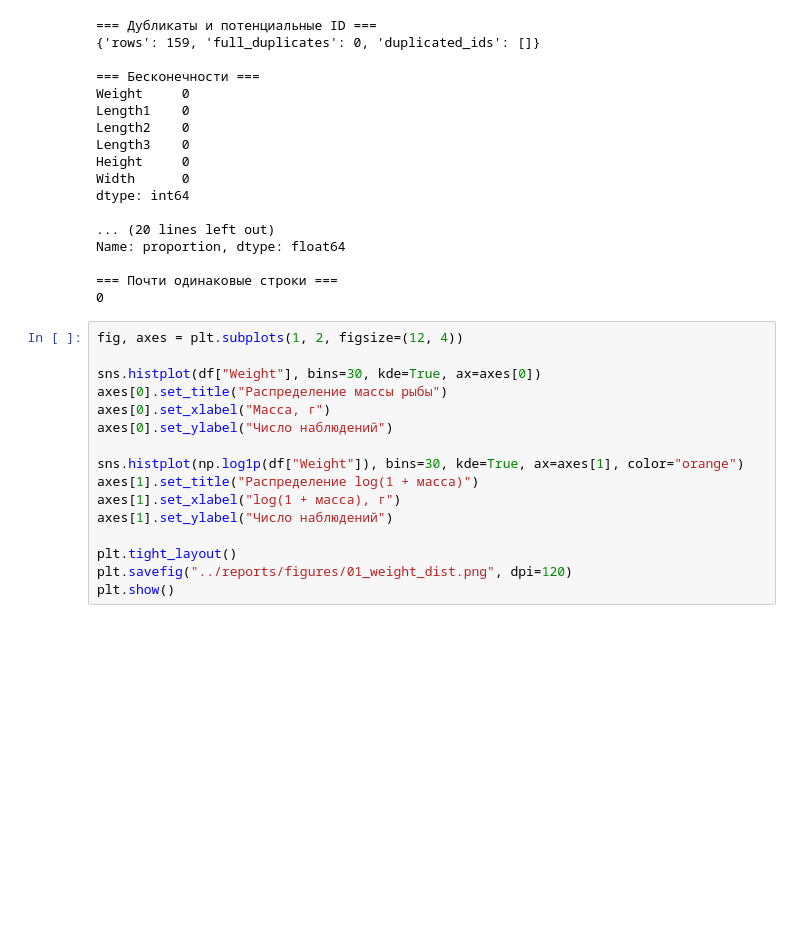
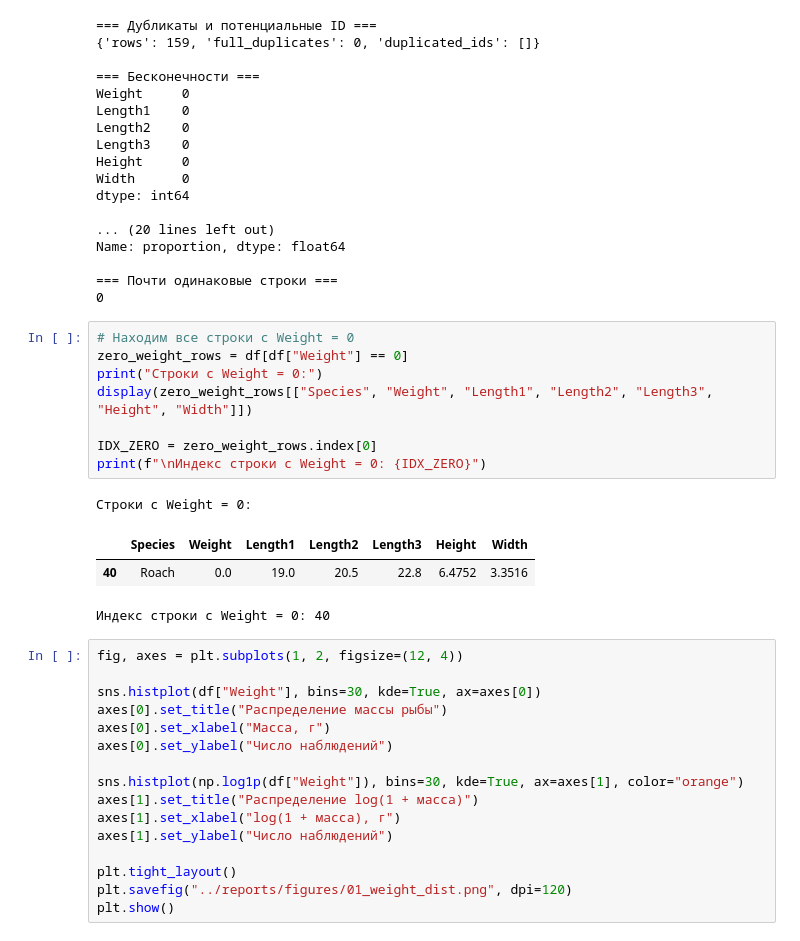
Before and after one commit to tylerrussin/Fish-Dimensions-Regression-Analysis, a Jupyter notebook: notebooks/01-eda.ipynb, the cells around one changed output. Saved outputs shown, nothing was run; the diff lists cells and outputs as text; blank space fills up the shorter version.

```diff
--- a/notebooks/01-eda.ipynb
+++ b/notebooks/01-eda.ipynb
@@ -127,6 +127,19 @@ Name: proportion, dtype: float64
 
 === Почти одинаковые строки ===
 0
+# %%
+# Находим все строки с Weight = 0
+zero_weight_rows = df[df["Weight"] == 0]
+print("Строки с Weight = 0:")
+display(zero_weight_rows[["Species", "Weight", "Length1", "Length2", "Length3", "Height", "Width"]])
+
+IDX_ZERO = zero_weight_rows.index[0]
+print(f"\nИндекс строки с Weight = 0: {IDX_ZERO}")
+# %% [output]
+Строки с Weight = 0:
+|  | Species | Weight | Length1 | Length2 | Length3 | Height | Width |
+| 40 | Roach | 0.0 | 19.0 | 20.5 | 22.8 | 6.4752 | 3.3516 |
+Индекс строки с Weight = 0: 40
 # %%
 fig, axes = plt.subplots(1, 2, figsize=(12, 4))
 
```
Also changed, not shown: parts of 12 cells of this notebook.
